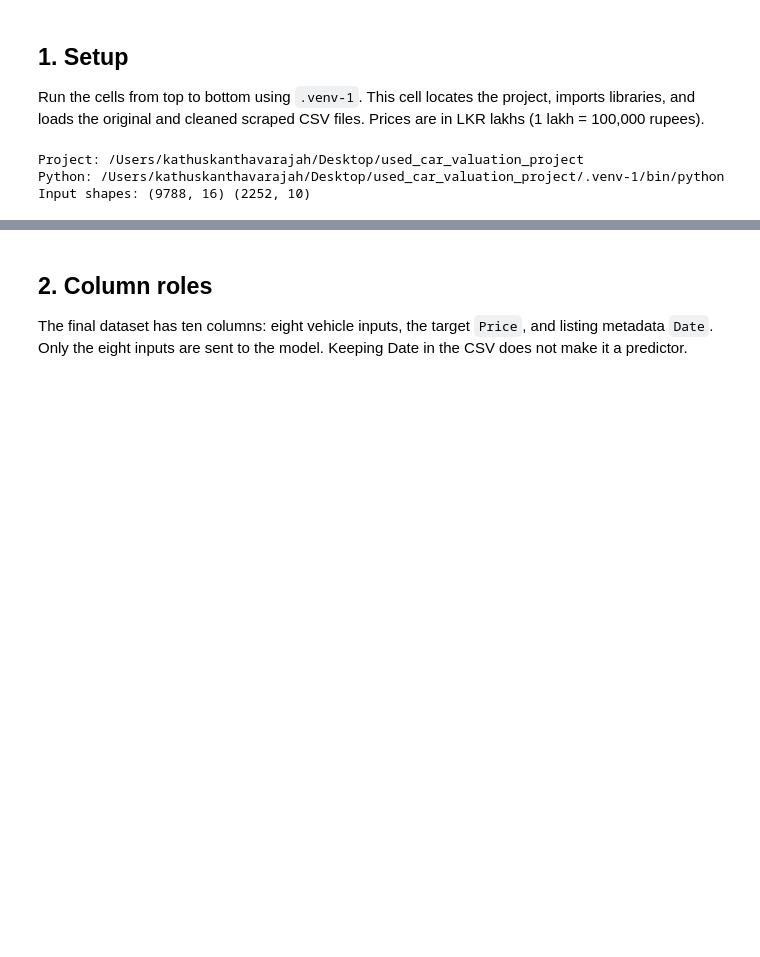
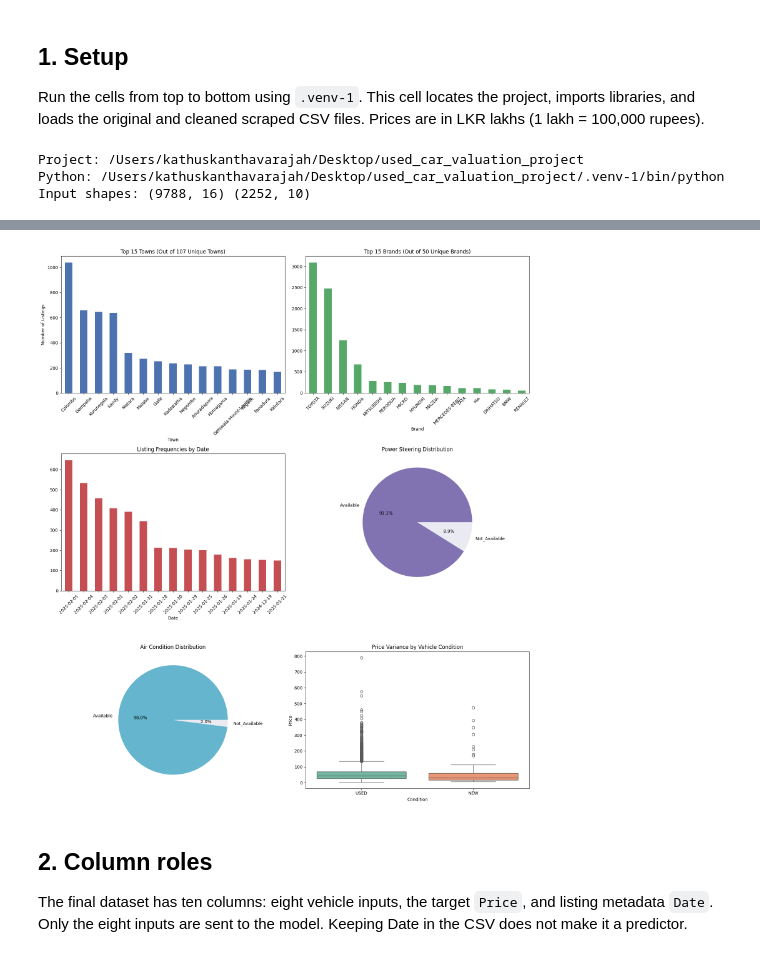
Before and after one commit to Kathuskan/AutoValue, a Jupyter notebook: notebooks/Complete_workflow.ipynb, the cells around one changed output, grey strips where cells are left out. Drawn from its saved outputs; the diff is of its cells as text; code cells hidden in the pictures; blank space fills up the shorter version.

```diff
--- a/notebooks/Complete_workflow.ipynb
+++ b/notebooks/Complete_workflow.ipynb
@@ -55,3 +111,46 @@ Input shapes: (9788, 16) (2252, 10)
+# %%
+fig, axes = plt.subplots(3, 2, figsize=(16, 18))
+axes = axes.flatten()
+
+# 1. Town (High Cardinality Proof)
+town_counts = raw_df['Town'].value_counts()
+town_counts.head(15).plot(kind='bar', ax=axes[0], color='#4C72B0')
+axes[0].set_title(f'Top 15 Towns (Out of {len(town_counts)} Unique Towns)')
+axes[0].set_ylabel('Number of Listings')
+axes[0].tick_params(axis='x', rotation=45)
+
+# 2. Brand Distribution
+brand_counts = raw_df['Brand'].value_counts()
+brand_counts.head(15).plot(kind='bar', ax=axes[1], color='#55A868')
+axes[1].set_title(f'Top 15 Brands (Out of {len(brand_counts)} Unique Brands)')
+axes[1].tick_params(axis='x', rotation=45)
+
+# 3. Date Distribution (Proving it's just scraping/listing metadata)
+if 'Date' in raw_df.columns:
+    raw_df['Date'].value_counts().head(15).plot(kind='bar', ax=axes[2], color='#C44E52')
+    axes[2].set_title('Listing Frequencies by Date')
+    axes[2].tick_params(axis='x', rotation=45)
+
+# 4. Power Steering (Zero Variance Proof)
+if 'POWER STEERING' in raw_df.columns:
+    raw_df['POWER STEERING'].value_counts().plot(kind='pie', ax=axes[3], autopct='%1.1f%%', colors=['#8172B2', '#EAEAF2'])
+    axes[3].set_title('Power Steering Distribution')
+    axes[3].set_ylabel('')
+
+# 5. Air Condition (Zero Variance Proof)
+if 'AIR CONDITION' in raw_df.columns:
+    raw_df['AIR CONDITION'].value_counts().plot(kind='pie', ax=axes[4], autopct='%1.1f%%', colors=['#64B5CD', '#EAEAF2'])
+    axes[4].set_title('Air Condition Distribution')
+    axes[4].set_ylabel('')
+
+# 6. Condition vs Price (Validating a kept feature)
+sns.boxplot(data=raw_df, x='Condition', y='Price', ax=axes[5], palette='Set2')
+axes[5].set_title('Price Variance by Vehicle Condition')
+
+plt.tight_layout()
+plt.show()
+# %% [output]
+[figure, added]
 # %% [markdown]
 ## 2. Column roles
 
```
Also changed, not shown: parts of 2 cells of this notebook.
